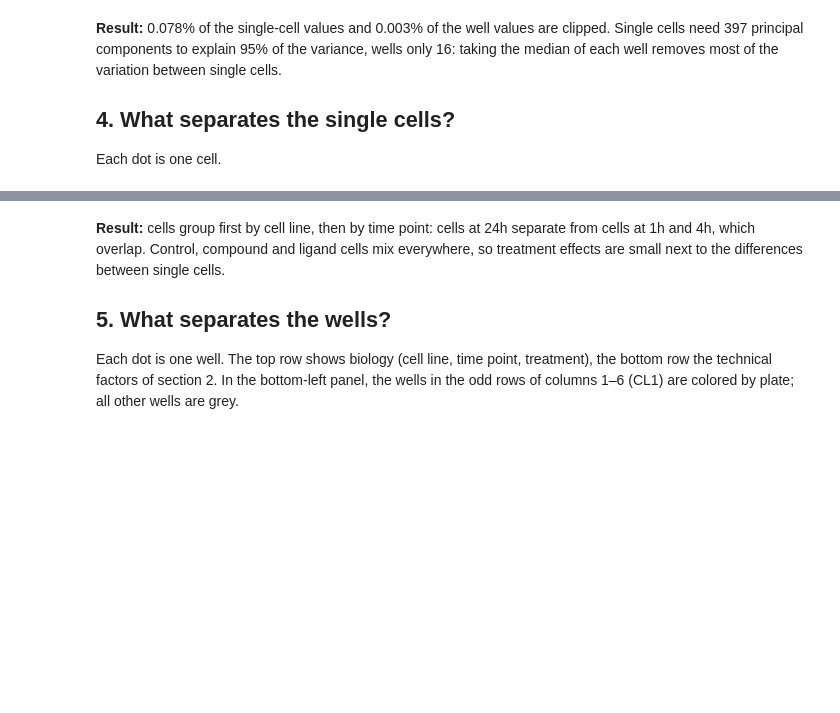
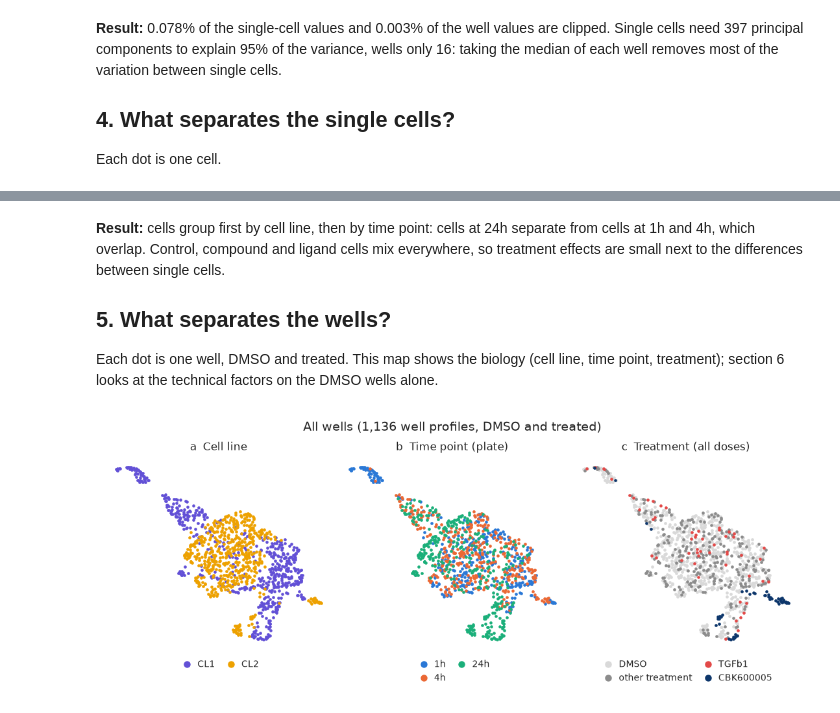
Before and after one commit to mirandaresearchlab/Panc1-hPSC-Pilot-profiles, a Jupyter notebook: notebooks/3.EDA/01.batch-effects-diagnosis.ipynb, the cells around one changed output, grey strips where cells are left out. Cells and saved outputs as stored; diff of their text form; code cells hidden in the pictures; blank space fills up the shorter version.

```diff
--- a/notebooks/3.EDA/01.batch-effects-diagnosis.ipynb
+++ b/notebooks/3.EDA/01.batch-effects-diagnosis.ipynb
@@ -258,4 +288,22 @@ save_fig(fig, "01_umap_single-cells")
 
 ## 5. What separates the wells?
 
-Each dot is one well. The top row shows biology (cell line, time point, treatment), the bottom row the technical factors of section 2. In the bottom-left panel, the wells in the odd rows of columns 1–6 (CL1) are colored by plate; all other wells are grey.
+Each dot is one well, DMSO and treated. This map shows the biology (cell line, time point, treatment); section 6 looks at the technical factors on the DMSO wells alone.
+# %%
+well_xy = agg_profiles.obsm["X_umap"]
+treatment_group = np.where(
+    wells["is_dmso"].to_numpy(), "DMSO",
+    np.where(wells["Metadata_treatment"].is_in(["TGFb1", "CBK600005"]).to_numpy(), wells["Metadata_treatment"].to_numpy(), "other treatment"),
+)
+fig, axes = plt.subplots(1, 3, figsize=(7.2, 2.8), layout="constrained")
+size = 5
+umap_panel(axes[0], well_xy, wells["cell_line"], line_colors, "a  Cell line", size)
+umap_panel(axes[1], well_xy, wells["time_point"], plate_colors, "b  Time point (plate)", size)
+umap_panel(axes[2], well_xy, treatment_group, treatment_colors, "c  Treatment (all doses)", size)
+for ax, colors in zip(axes, [line_colors, plate_colors, treatment_colors]):
+    ax.legend(handles=[Line2D([], [], marker="o", ls="", color=c, markersize=4, label=n) for n, c in colors.items()],
+              loc="upper center", bbox_to_anchor=(0.5, -0.02), ncols=2, handletextpad=0.2, columnspacing=0.8)
+fig.suptitle(f"All wells ({agg_profiles.n_obs:,} well profiles, DMSO and treated)")
+save_fig(fig, "02_umap_wells")
+# %% [output]
+[figure, added]
```
Also changed, not shown: parts of 24 cells of this notebook, 12 other files.
